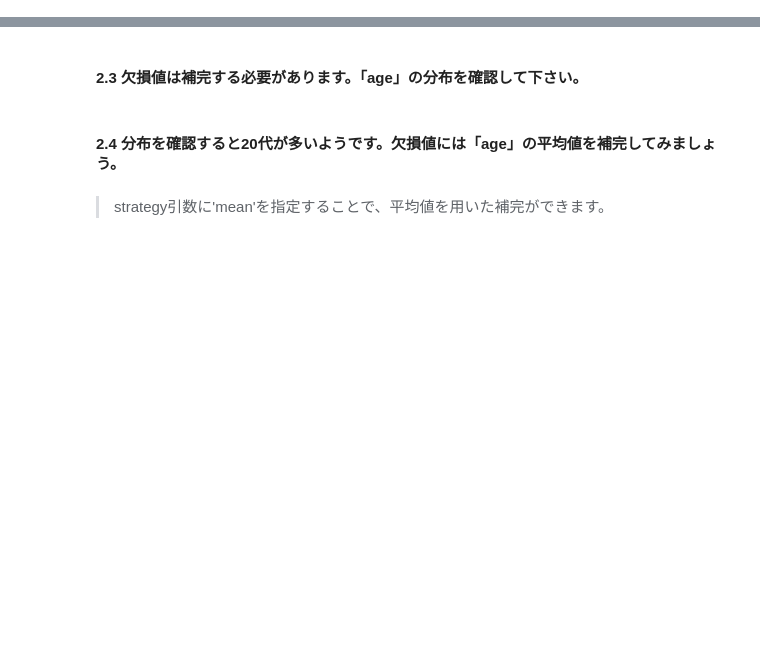
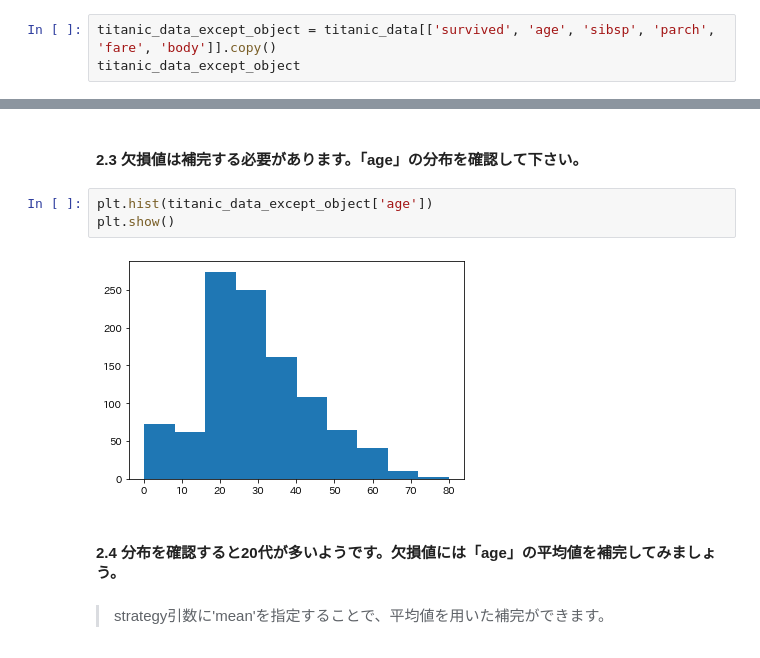
Before and after one commit to kaigitt/GoogleColab, a Jupyter notebook: 教師あり学習の全体像・手法_editor_ipynb_のコピー.ipynb, the cells around one changed output, grey strips where cells are left out. Cells and saved outputs as stored; diff of their text form; blank space fills up the shorter version.

```diff
--- a/教師あり学習の全体像・手法_editor_ipynb_のコピー.ipynb
+++ b/教師あり学習の全体像・手法_editor_ipynb_のコピー.ipynb
@@ -86,3 +171,6 @@ titanic_data.dtypes
 #### モデルには数値データしか扱えません。また欠損値があると扱えないモデルも存在します。このステップではデータ加工し、モデルに入れる特徴量を作成するまでのステップを学習します。※本来の機械学習においては一番大事なフェーズです。今回は基本的な前処理方法を学習しますが、「実態のデータを再現するような加工処理を施す」ことが大切です。
 # %% [markdown]
 #### 2.1 object型のデータを削除し、削除されていることを確認してください。
+# %%
+titanic_data_except_object = titanic_data[['survived', 'age', 'sibsp', 'parch', 'fare', 'body']].copy()
+titanic_data_except_object
@@ -91,5 +203,10 @@ titanic_data.dtypes
 # %% [markdown]
 #### 2.3 欠損値は補完する必要があります。「age」の分布を確認して下さい。
+# %%
+plt.hist(titanic_data_except_object['age'])
+plt.show()
+# %% [output]
+[figure, added]
 # %% [markdown]
 #### 2.4 分布を確認すると20代が多いようです。欠損値には「age」の平均値を補完してみましょう。
 # %% [markdown]
```
Also changed, not shown: parts of 33 cells of this notebook.
